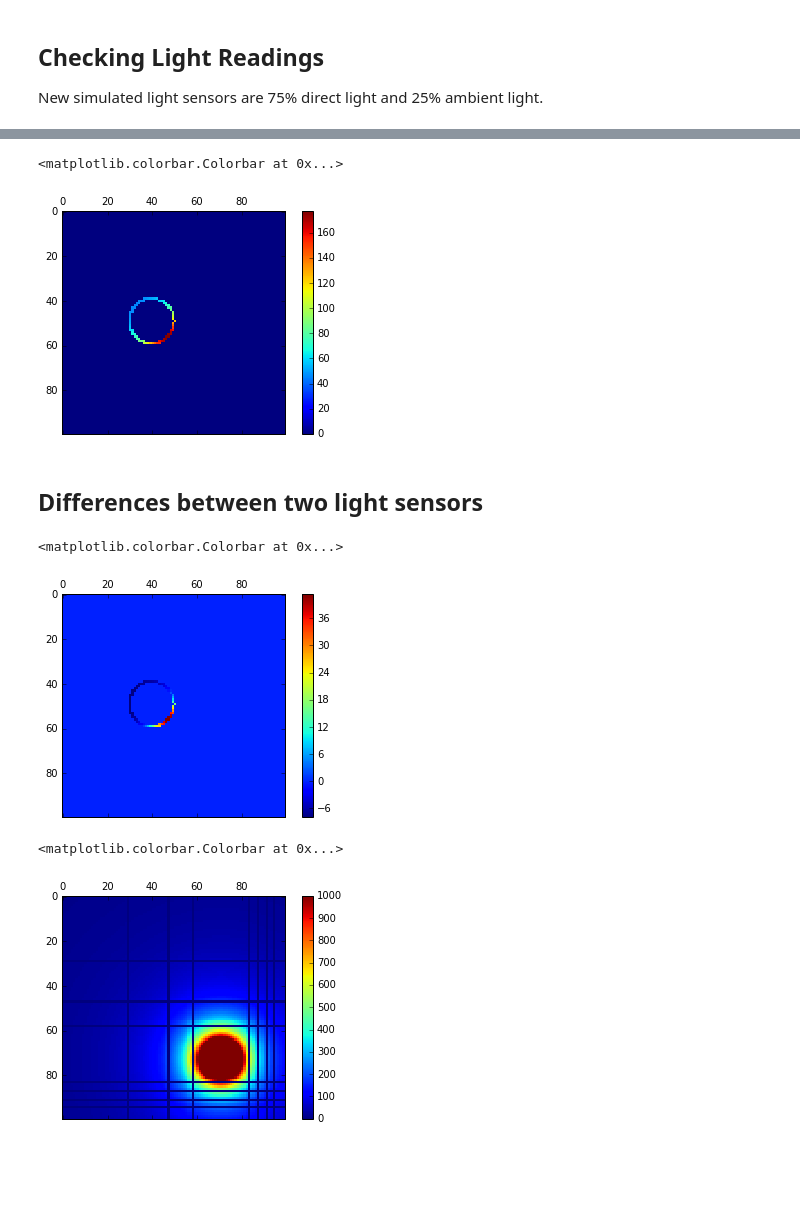
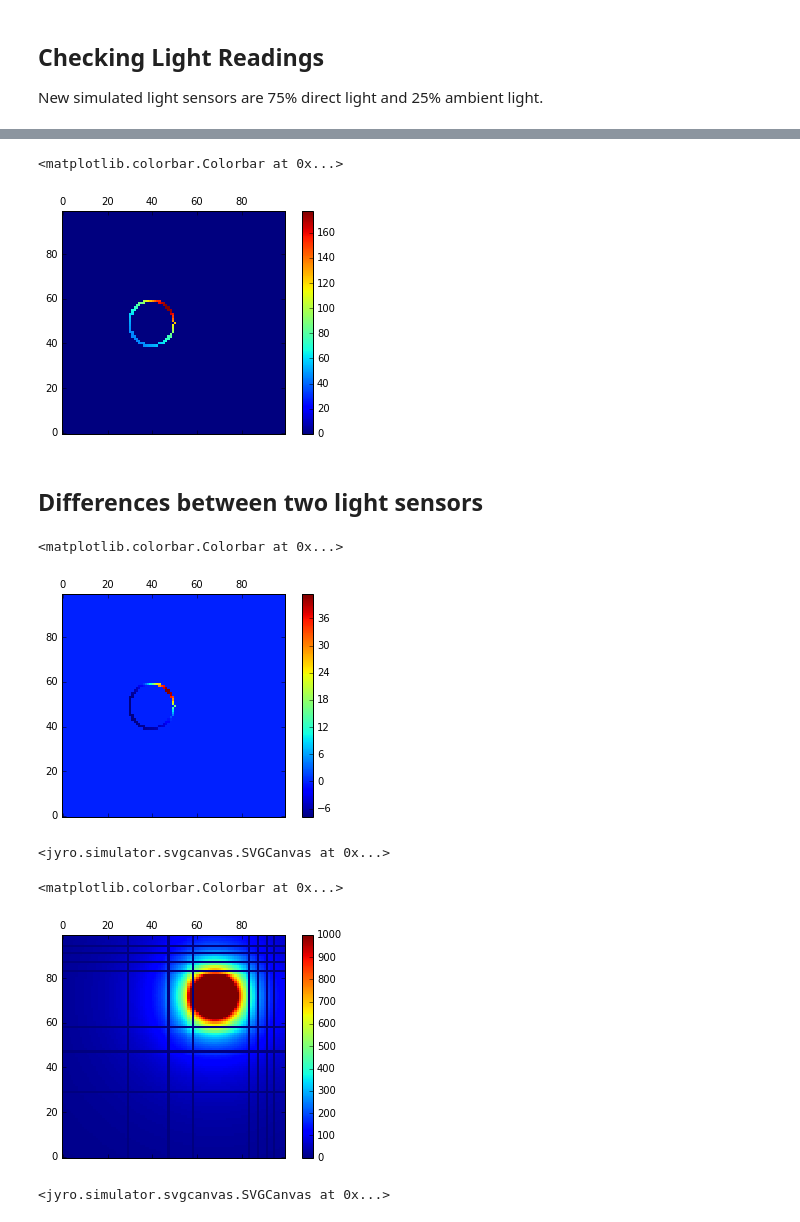
Before and after one commit to ArtificialIntelligenceToolkit/jyro, a Jupyter notebook: docs/Jyro Simulator.ipynb, the cells around one changed output, grey strips where cells are left out. Drawn from its saved outputs; the diff is of its cells as text; code cells hidden in the pictures; blank space fills up the shorter version.

Commit message:
Working camera; testing light sensor

```diff
--- a/docs/Jyro Simulator.ipynb
+++ b/docs/Jyro Simulator.ipynb
@@ -10,9 +10,9 @@ import math
 # %%
 sim = Simulator()
 # %%
-sim.addBox(0, 0, 10, 10, wallcolor="white") # meters
-sim.addBox(1, 1, 2, 2, wallcolor="purple")
-sim.addBox(7, 7, 8, 8, wallcolor="purple")
+sim.addBox(0, 0, 10, 10, fill="white", wallcolor="grey") # meters
+sim.addBox(1, 1, 2, 2, "purple")
+sim.addBox(7, 7, 8, 8, "purple")
 ## brightness of 1 is radius 1 meter
 sim.addLight(7, 7, 4.25, color=Color(255, 255, 0, 64))
 # %%
@@ -90,21 +90,26 @@ fig1.colorbar(p0)
 # %%
 fig2 = plt.figure()
 sp1 = fig2.add_subplot(111)
-p1 = sp1.matshow(light1)
+p1 = sp1.matshow(light1, origin="lower")
 fig2.colorbar(p1)
 # %% [output]
 <matplotlib.colorbar.Colorbar at 0x...>
-[figure, old version]
+[figure, new version]
 # %% [markdown]
 ## Differences between two light sensors
 # %%
 fig3 = plt.figure()
 sp3 = fig3.add_subplot(111)
-p3 = sp3.matshow(light1 - light0)
+p3 = sp3.matshow(light1 - light0, origin="lower")
 fig3.colorbar(p3)
 # %% [output]
 <matplotlib.colorbar.Colorbar at 0x...>
-[figure, old version]
+[figure, new version]
+# %%
+robot.setPose(5, 5, 0)
+sim.draw(canvas)
+# %% [output]
+<jyro.simulator.svgcanvas.SVGCanvas at 0x...>
 # %%
 light0 = numpy.zeros((100,100))
 light1 = numpy.zeros((100,100))
@@ -121,11 +126,16 @@ for x in range(100):
 # %%
 fig = plt.figure()
 sp = fig.add_subplot(111)
-p = sp.matshow(light0)
+p = sp.matshow(light0, origin="lower")
 fig.colorbar(p)
 # %% [output]
 <matplotlib.colorbar.Colorbar at 0x...>
-[figure, old version]
+[figure, new version]
+# %%
+robot.setPose(5, 5, math.pi)
+sim.draw(canvas)
+# %% [output]
+<jyro.simulator.svgcanvas.SVGCanvas at 0x...>
 # %%
 light0 = numpy.zeros((100,100))
 light1 = numpy.zeros((100,100))
```
Also changed, not shown: parts of 18 cells of this notebook, 3 other files.
